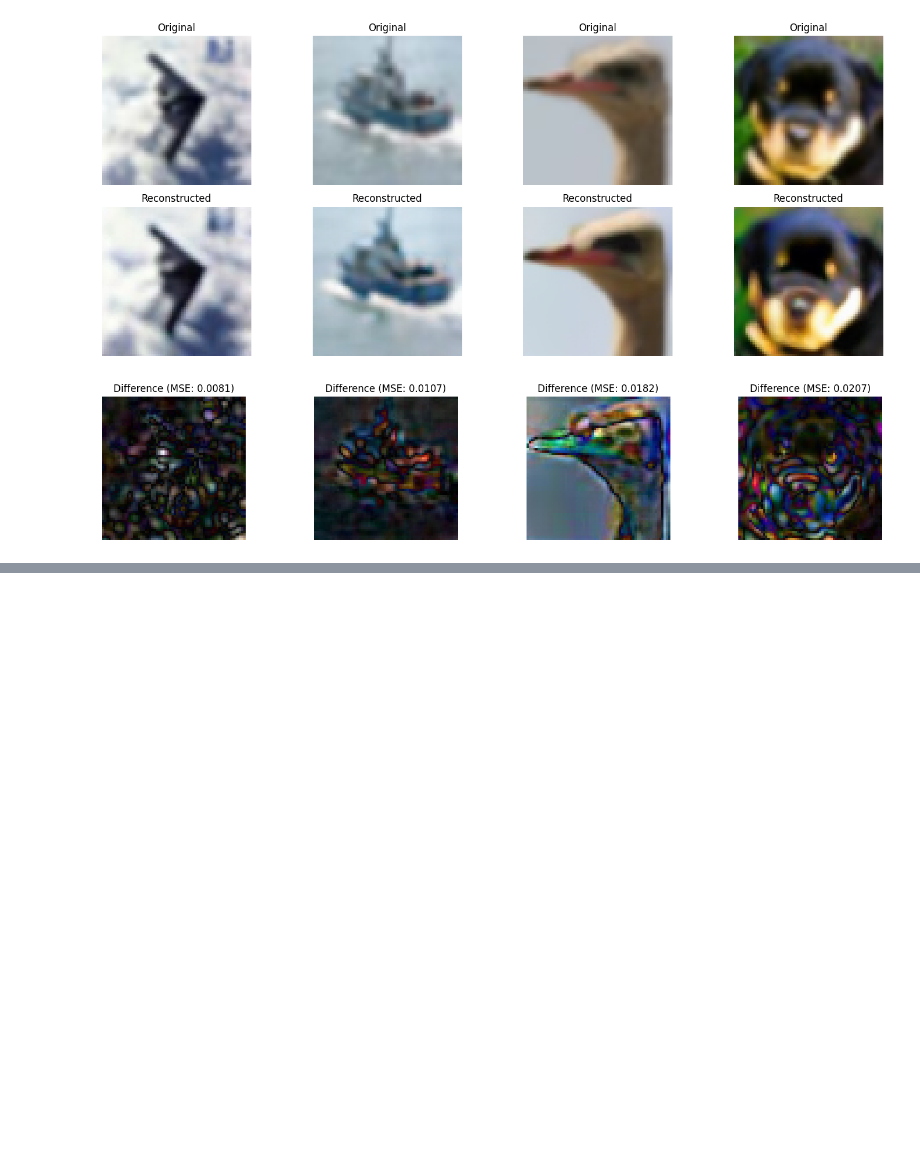
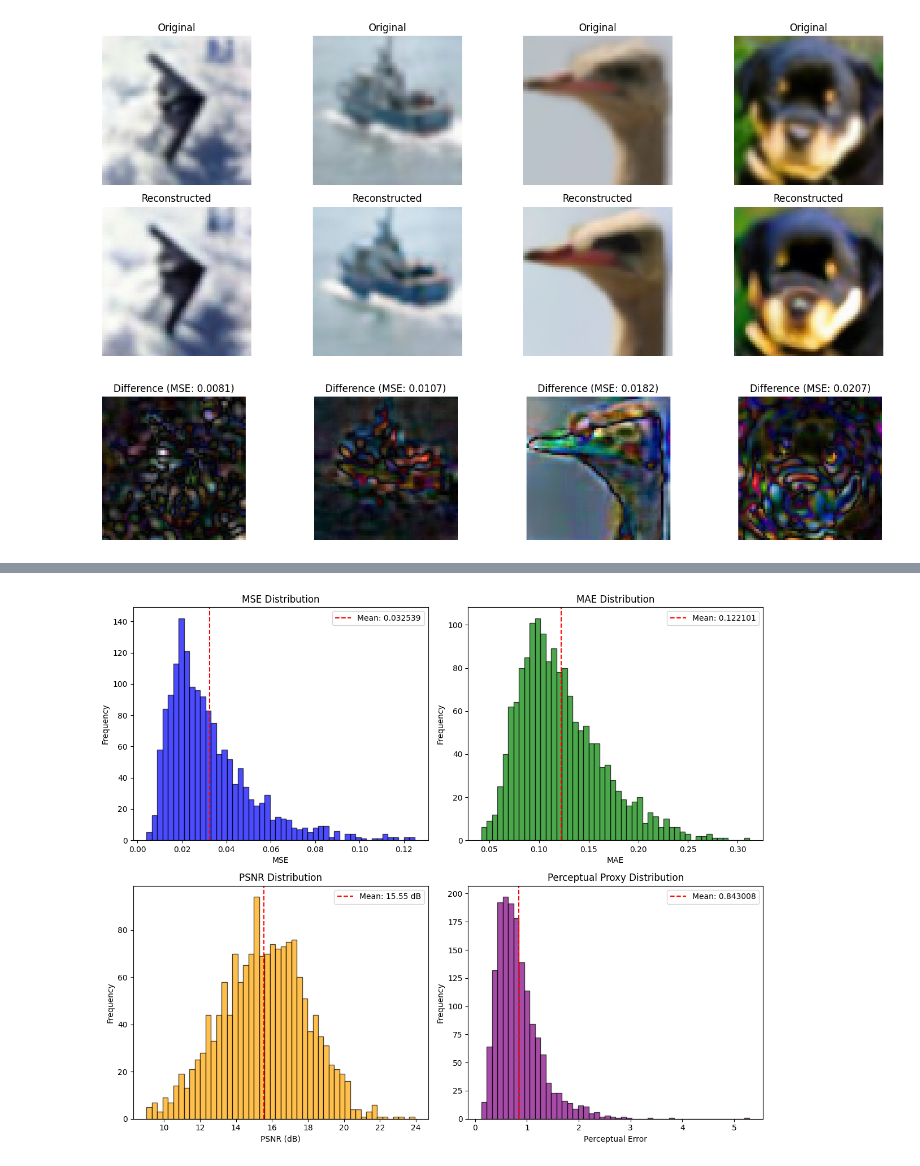
Before and after one commit to Andydiantu/Low_Rank_Generative_Models, a Jupyter notebook: notebooks/test_vae.ipynb, the cells around one changed output, grey strips where cells are left out. Drawn from its saved outputs; the diff is of its cells as text; code cells hidden in the pictures; blank space fills up the shorter version.

```diff
--- a/notebooks/test_vae.ipynb
+++ b/notebooks/test_vae.ipynb
@@ -10,0 +14,3 @@ from src.config import TrainingConfig
+# %%
+dataset = load_dataset("uoft-cs/cifar10", split="train")
+print(dataset)
@@ -10,0 +22,6 @@ from src.config import TrainingConfig
+# %%
+for image in dataset['image']:
+    print(f"Image size: {image.size}")  # PIL Images use .size, not .shape
+    print(f"Image mode: {image.mode}")  # Shows color mode (RGB, RGBA, etc.)
+    print(f"Image type: {type(image)}")
+    break
@@ -95,0 +267,41 @@ plt.show()
+# %%
+# Visualize reconstruction errors with histograms
+fig, axes = plt.subplots(2, 2, figsize=(12, 10))
+
+# MSE histogram
+axes[0, 0].hist(errors['mse'], bins=50, alpha=0.7, color='blue', edgecolor='black')
+axes[0, 0].set_title('MSE Distribution')
+axes[0, 0].set_xlabel('MSE')
+axes[0, 0].set_ylabel('Frequency')
+axes[0, 0].axvline(errors['mse'].mean(), color='red', linestyle='--', label=f'Mean: {errors["mse"].mean():.6f}')
+axes[0, 0].legend()
+
+# MAE histogram
+axes[0, 1].hist(errors['mae'], bins=50, alpha=0.7, color='green', edgecolor='black')
+axes[0, 1].set_title('MAE Distribution')
+axes[0, 1].set_xlabel('MAE')
+axes[0, 1].set_ylabel('Frequency')
+axes[0, 1].axvline(errors['mae'].mean(), color='red', linestyle='--', label=f'Mean: {errors["mae"].mean():.6f}')
+axes[0, 1].legend()
+
+# PSNR histogram
+axes[1, 0].hist(psnr_values, bins=50, alpha=0.7, color='orange', edgecolor='black')
+axes[1, 0].set_title('PSNR Distribution')
+axes[1, 0].set_xlabel('PSNR (dB)')
+axes[1, 0].set_ylabel('Frequency')
+axes[1, 0].axvline(psnr_values.mean(), color='red', linestyle='--', label=f'Mean: {psnr_values.mean():.2f} dB')
+axes[1, 0].legend()
+
+# Perceptual proxy histogram
+axes[1, 1].hist(errors['perceptual_proxy'], bins=50, alpha=0.7, color='purple', edgecolor='black')
+axes[1, 1].set_title('Perceptual Proxy Distribution')
+axes[1, 1].set_xlabel('Perceptual Error')
+axes[1, 1].set_ylabel('Frequency')
+axes[1, 1].axvline(errors['perceptual_proxy'].mean(), color='red', linestyle='--',
+                   label=f'Mean: {errors["perceptual_proxy"].mean():.6f}')
+axes[1, 1].legend()
+
+plt.tight_layout()
+plt.show()
+# %% [output]
+[figure, added]
```
Also changed, not shown: parts of 11 cells of this notebook.
